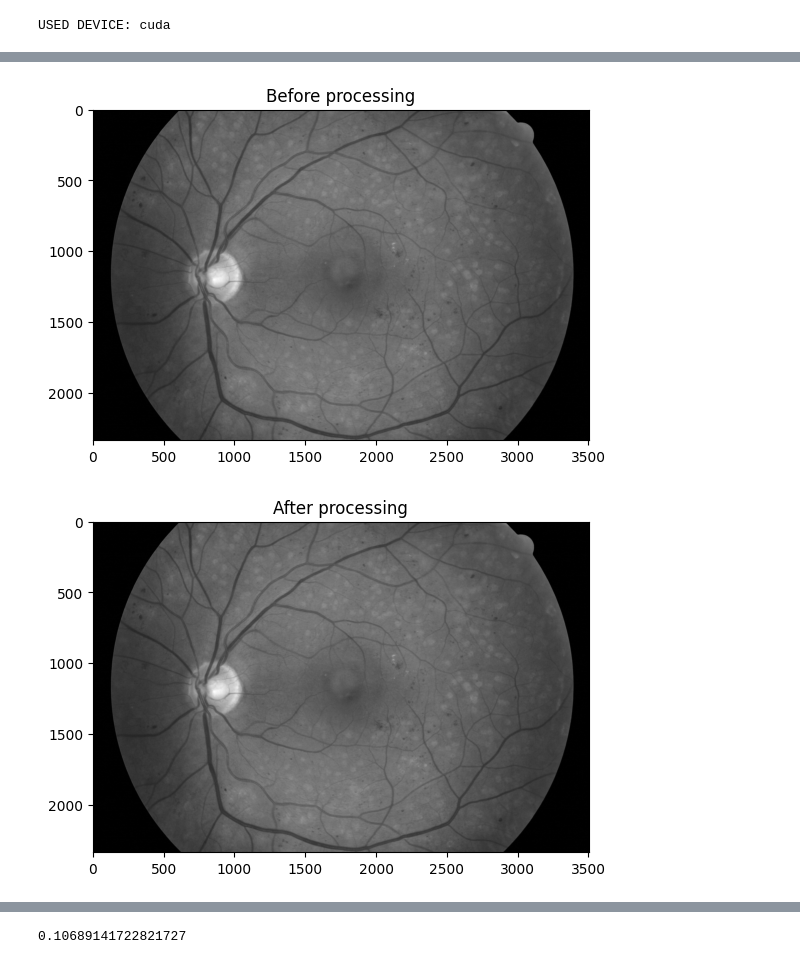
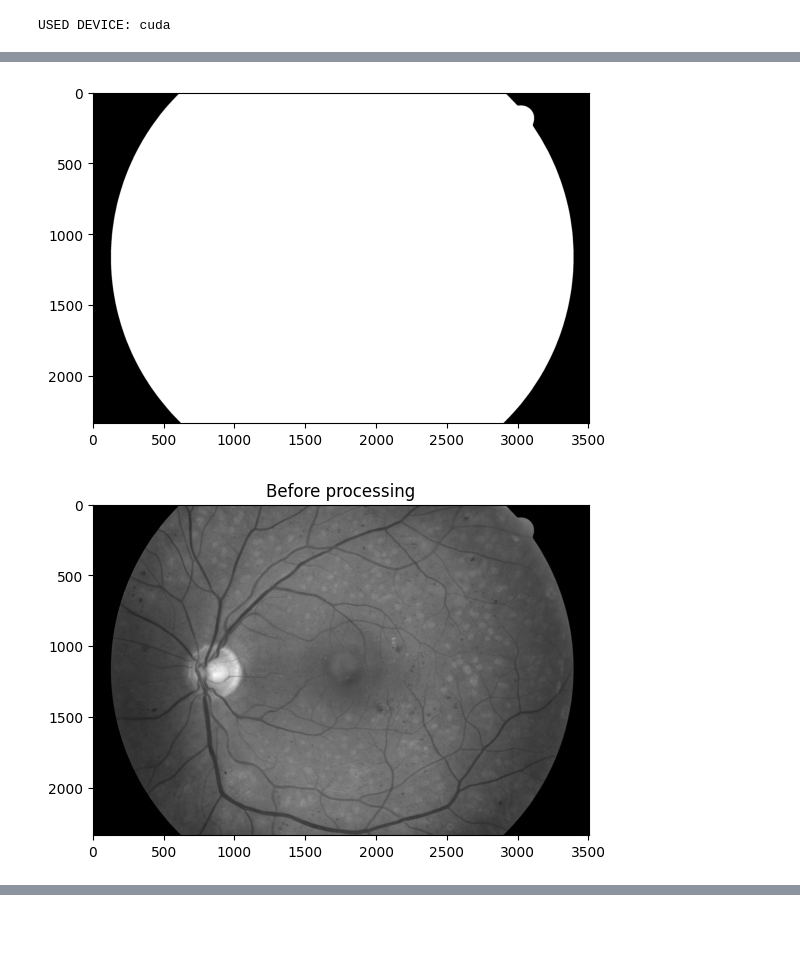
Before and after one commit to StanislawMarszalek/segmentation-of-fundus-images, a Jupyter notebook: wykrywanie_dna_oka.ipynb, the cells around one changed output, grey strips where cells are left out. Drawn from its saved outputs; the diff is of its cells as text; code cells hidden in the pictures; blank space fills up the shorter version.

```diff
--- a/wykrywanie_dna_oka.ipynb
+++ b/wykrywanie_dna_oka.ipynb
@@ -39,19 +35,15 @@ show_img(vesesl,"vessels clip")
 # %%
+mask=read_img(".\mask\\01_dr_mask.tif")
+mask=mask[:,:,1]
+show_img(mask)
 img=read_img(".\images\\01_dr.JPG")
 show_img(img[:,:,1],"Before processing")
 img=preproces_pipeline(img)
 show_img(img,"After processing")
-vesesl=sato(img,[1,2,3,4])
-vesesl=np.where(vesesl>0.014,1,0)
+vesesl=sato(img)
+vesesl=np.where(vesesl>0.0175,1,0)
+vesesl=vesesl&mask
 show_img(vesesl,"vessels no clip")
-
-img=read_img(".\images\\01_dr.JPG")
-img=preproces_pipeline(img,clip=True)
-show_img(img,"After processing with clip")
-vesesl=sato(img,[1,2,3,4])
-print(vesesl.max())
-vesesl=np.where(vesesl>0.014,1,0)
-show_img(vesesl,"vessels clip")
 # %% [output]
-[figure, old version]
+[figure, new version]
-[figure, old version]
+[figure, new version]
@@ -60 +51,0 @@ show_img(vesesl,"vessels clip")
-0.10689141722821727
```
Also changed, not shown: parts of 3 cells of this notebook, 1 other file.
